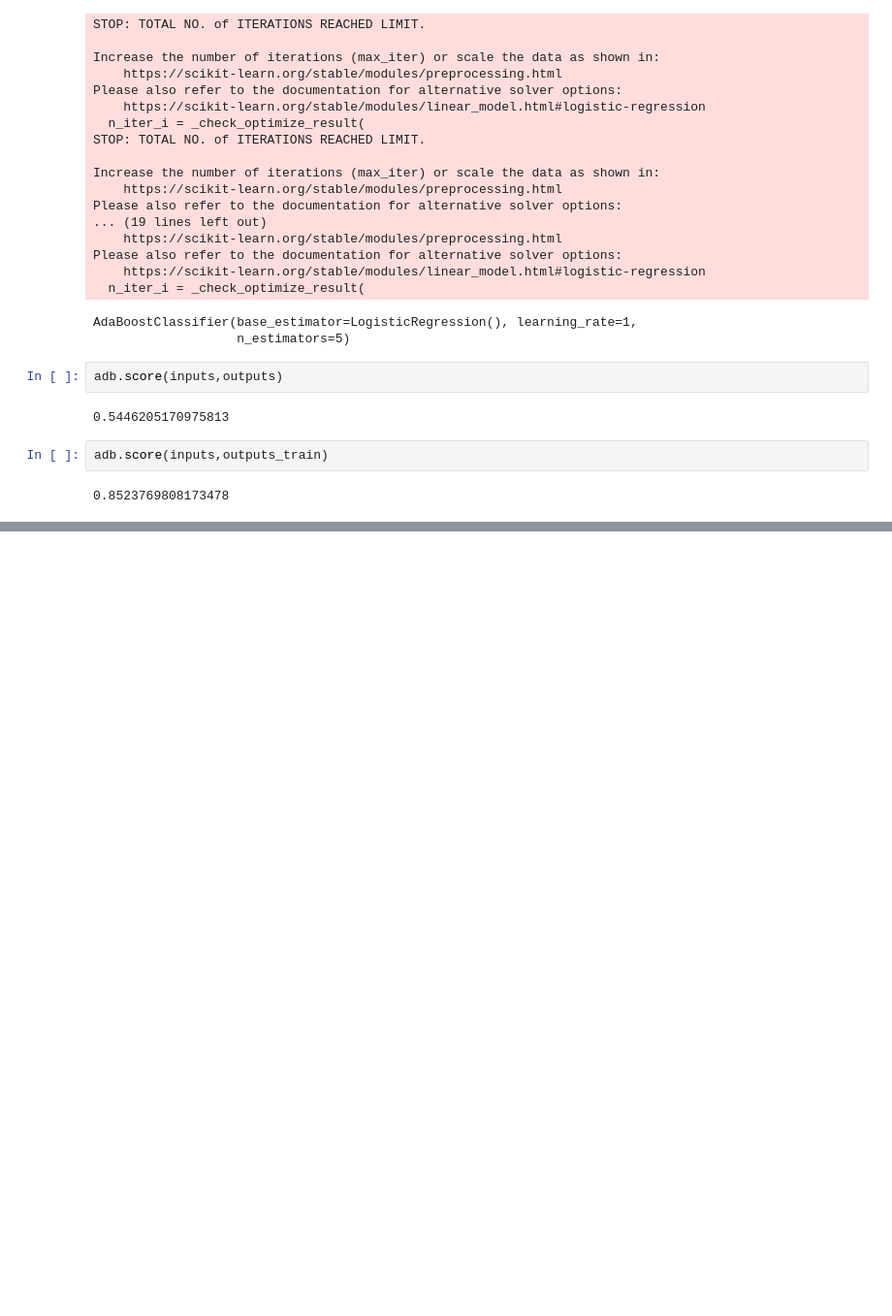
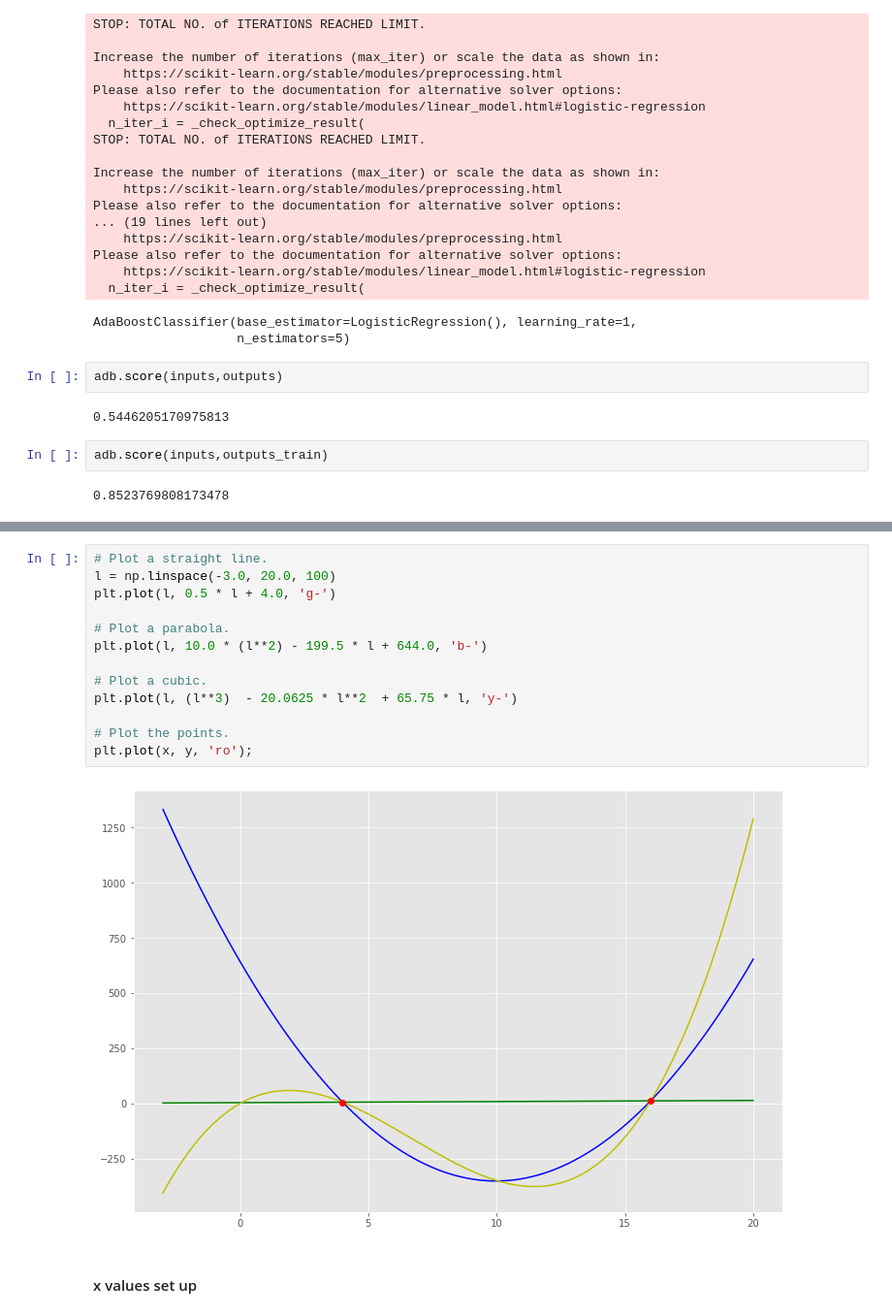
Before and after one commit to G00387847/machineLearningTask, a Jupyter notebook: classificationTask.ipynb, the cells around one changed output, grey strips where cells are left out. Shown at 97% size. Cells and saved outputs as stored; diff of their text form; blank space fills up the shorter version.

```diff
--- a/classificationTask.ipynb
+++ b/classificationTask.ipynb
@@ -426,0 +483,17 @@ adb.score(inputs,outputs_train)
+# %%
+# Plot a straight line.
+l = np.linspace(-3.0, 20.0, 100)
+plt.plot(l, 0.5 * l + 4.0, 'g-')
+
+# Plot a parabola.
+plt.plot(l, 10.0 * (l**2) - 199.5 * l + 644.0, 'b-')
+
+# Plot a cubic.
+plt.plot(l, (l**3)  - 20.0625 * l**2  + 65.75 * l, 'y-')
+
+# Plot the points.
+plt.plot(x, y, 'ro');
+# %% [output]
+[figure, added]
+# %% [markdown]
+#### x values set up
```
Also changed, not shown: parts of 31 cells of this notebook, 1 other file.
